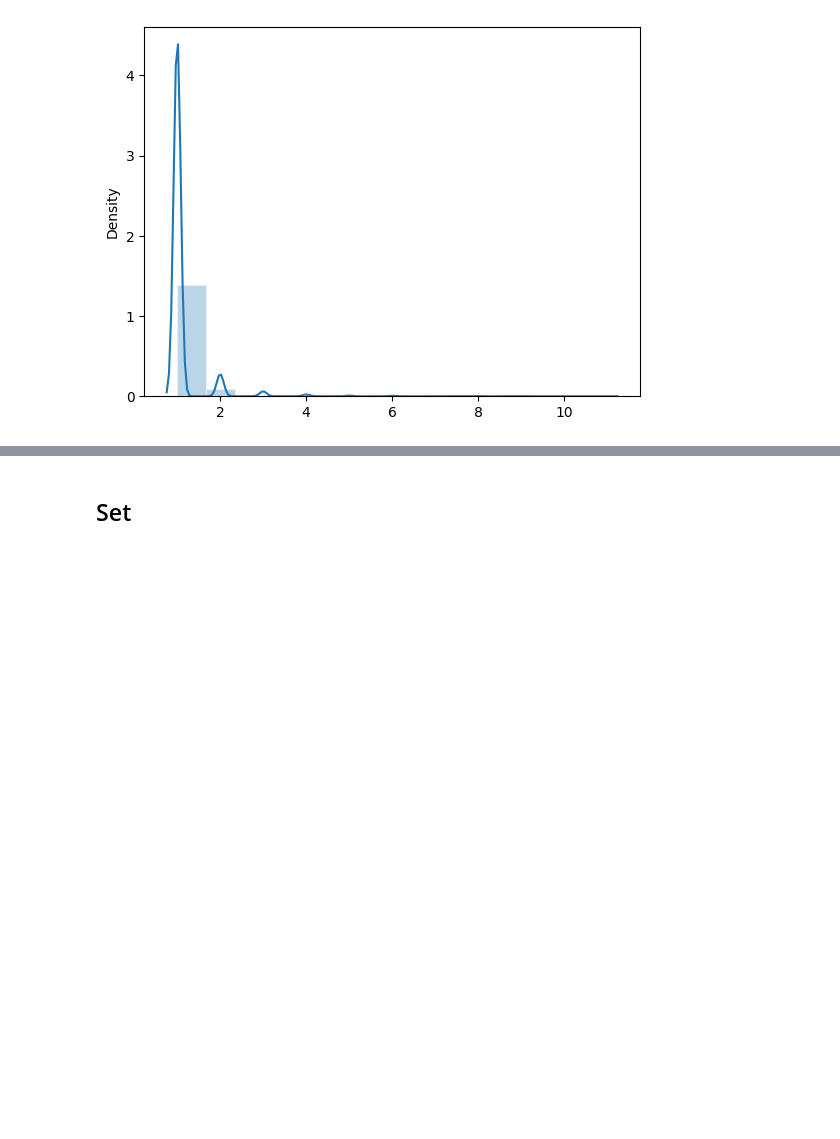
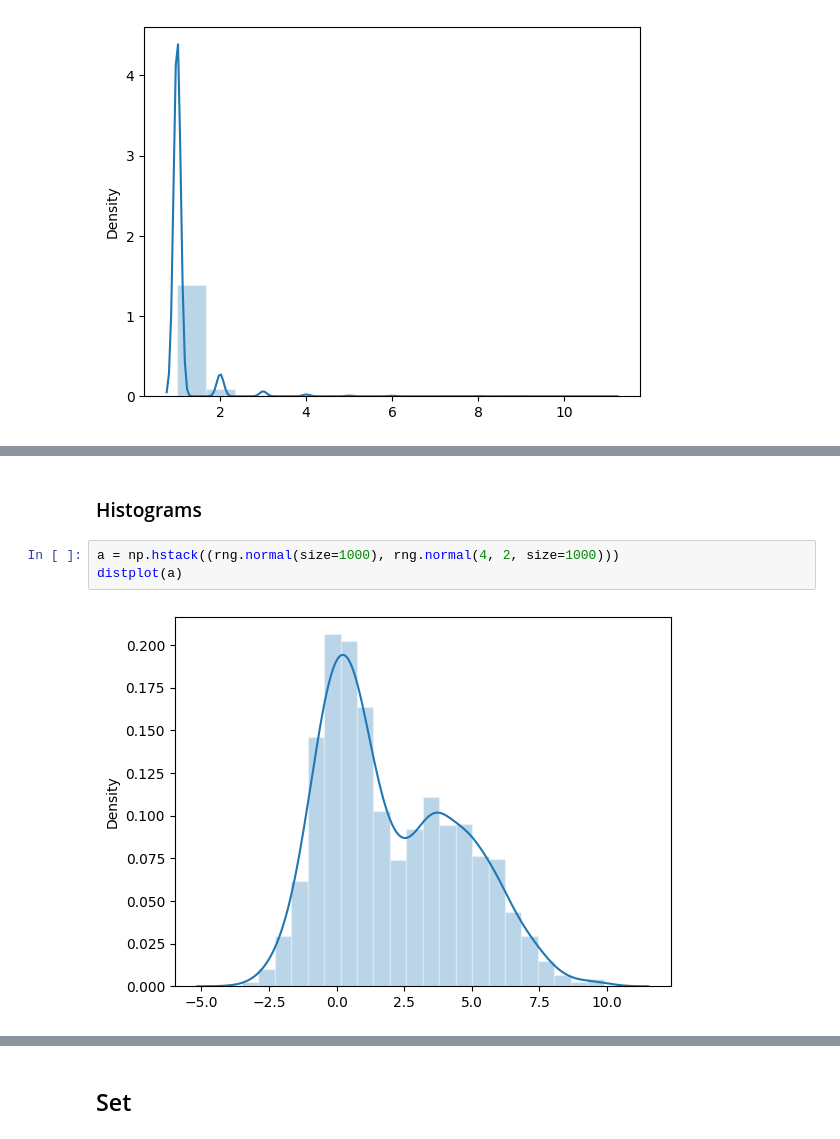
Before and after one commit to czaky/puzzles, a Jupyter notebook: numpy_intro.ipynb, the cells around one changed output, grey strips where cells are left out. Saved outputs shown, nothing was run; the diff lists cells and outputs as text; blank space fills up the shorter version.

Commit message:
Numpy Histograms; Numba Rabin-Karp

```diff
--- a/numpy_intro.ipynb
+++ b/numpy_intro.ipynb
@@ -3643,0 +3644,7 @@ distplot(rng.zipf(4, 10000))
+# %% [markdown]
+### Histograms
+# %%
+a = np.hstack((rng.normal(size=1000), rng.normal(4, 2, size=1000)))
+distplot(a)
+# %% [output]
+[figure, added]
```
Also changed, not shown: parts of 22 cells of this notebook, 1 other file.
